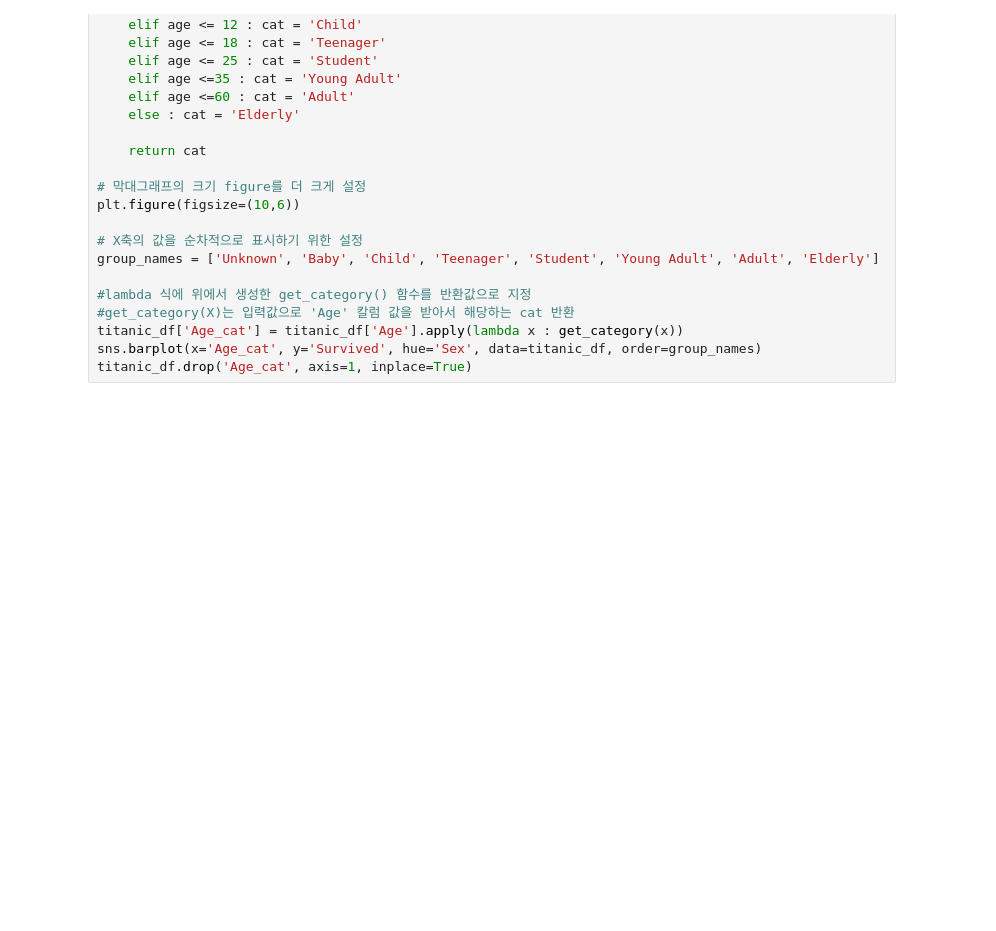
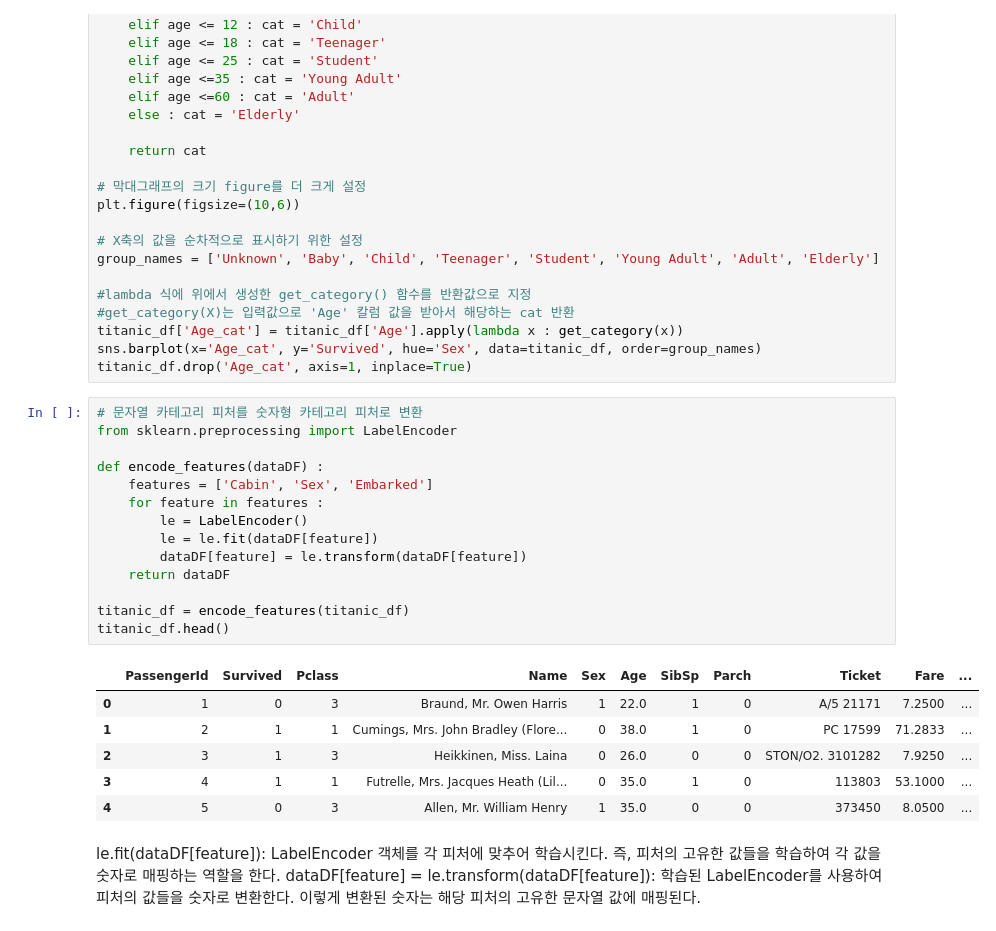
Before and after one commit to doleebest/Python_MachineLearning_Guide, a Jupyter notebook: 2-6_titanic_scikit.ipynb, the cells around one changed output. Cells and saved outputs as stored; diff of their text form; blank space fills up the shorter version.

```diff
--- a/2-6_titanic_scikit.ipynb
+++ b/2-6_titanic_scikit.ipynb
@@ -125,3 +125,27 @@ group_names = ['Unknown', 'Baby', 'Child', 'Teenager', 'Student', 'Young Adult',
 titanic_df['Age_cat'] = titanic_df['Age'].apply(lambda x : get_category(x))
 sns.barplot(x='Age_cat', y='Survived', hue='Sex', data=titanic_df, order=group_names)
 titanic_df.drop('Age_cat', axis=1, inplace=True)
+# %%
+# 문자열 카테고리 피처를 숫자형 카테고리 피처로 변환
+from sklearn.preprocessing import LabelEncoder
+
+def encode_features(dataDF) :
+    features = ['Cabin', 'Sex', 'Embarked']
+    for feature in features :
+        le = LabelEncoder()
+        le = le.fit(dataDF[feature])
+        dataDF[feature] = le.transform(dataDF[feature])
+    return dataDF
+
+titanic_df = encode_features(titanic_df)
+titanic_df.head()
+# %% [output]
+|  | PassengerId | Survived | Pclass | Name | Sex | Age | SibSp | Parch | Ticket | Fare | ... |
+| 0 | 1 | 0 | 3 | Braund, Mr. Owen Harris | 1 | 22.0 | 1 | 0 | A/5 21171 | 7.2500 | ... |
+| 1 | 2 | 1 | 1 | Cumings, Mrs. John Bradley (Flore... | 0 | 38.0 | 1 | 0 | PC 17599 | 71.2833 | ... |
+| 2 | 3 | 1 | 3 | Heikkinen, Miss. Laina | 0 | 26.0 | 0 | 0 | STON/O2. 3101282 | 7.9250 | ... |
+| 3 | 4 | 1 | 1 | Futrelle, Mrs. Jacques Heath (Lil... | 0 | 35.0 | 1 | 0 | 113803 | 53.1000 | ... |
+| 4 | 5 | 0 | 3 | Allen, Mr. William Henry | 1 | 35.0 | 0 | 0 | 373450 | 8.0500 | ... |
+# %% [markdown]
+le.fit(dataDF[feature]): LabelEncoder 객체를 각 피처에 맞추어 학습시킨다. 즉, 피처의 고유한 값들을 학습하여 각 값을 숫자로 매핑하는 역할을 한다.</br>
+dataDF[feature] = le.transform(dataDF[feature]): 학습된 LabelEncoder를 사용하여 피처의 값들을 숫자로 변환한다. 이렇게 변환된 숫자는 해당 피처의 고유한 문자열 값에 매핑된다.</br>
```
Also changed, not shown: parts of 7 cells of this notebook.
